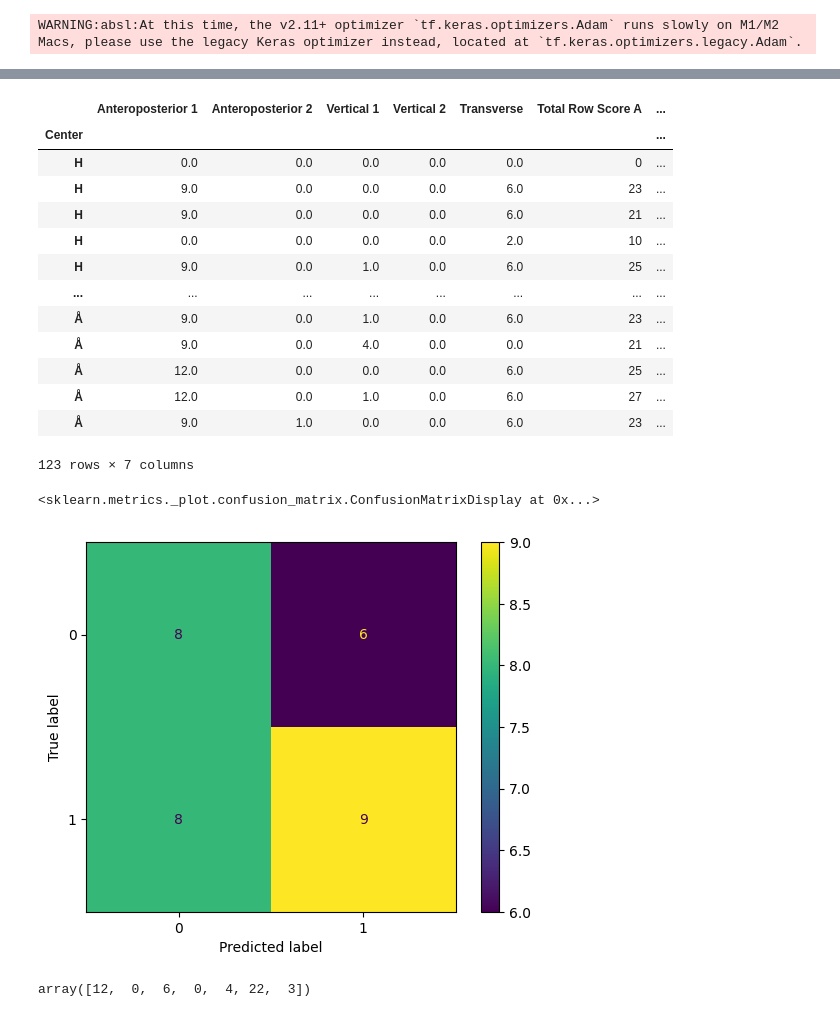
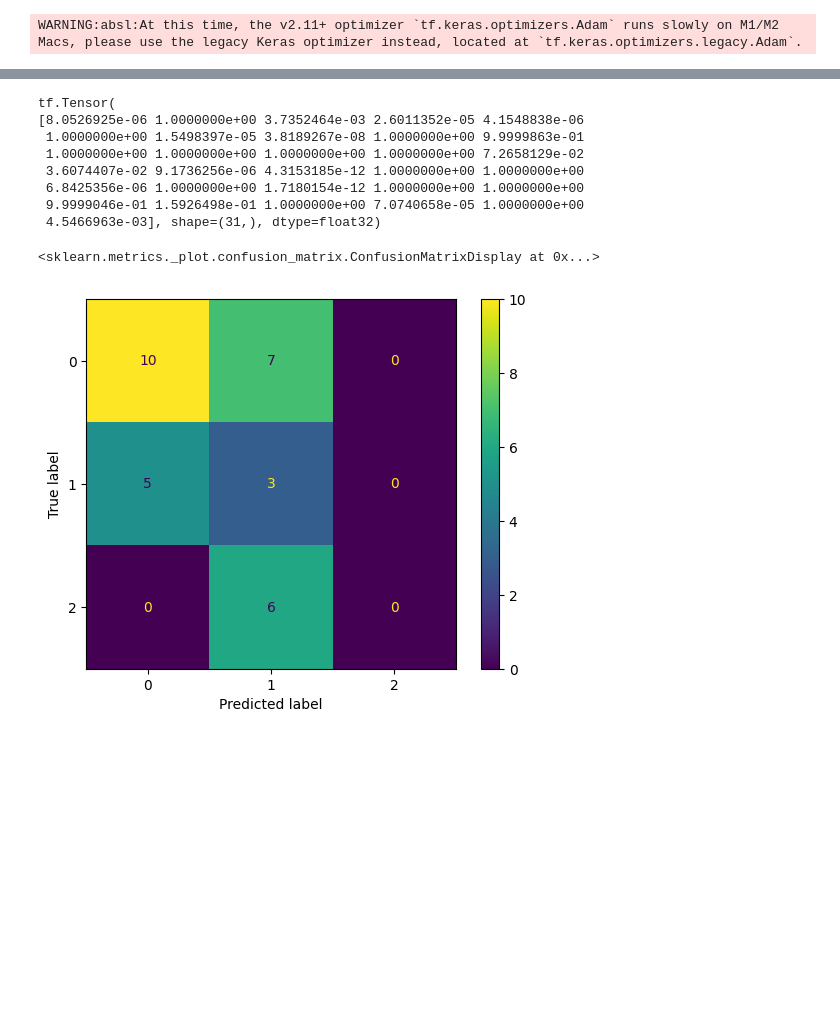
Before and after one commit to Christofferfuglkjaer/Dataproject, a Jupyter notebook: data.ipynb, the cells around one changed output, grey strips where cells are left out. Saved outputs shown, nothing was run; the diff lists cells and outputs as text; code cells hidden in the pictures; blank space fills up the shorter version.

```diff
--- a/data.ipynb
+++ b/data.ipynb
@@ -40,9 +40,11 @@ df
 # %%
 def pin_update(row):
     if row["Total Row Score C"] <= 5:
+        return 0
+    if 6<= row["Total Row Score C"] <=15 :
         return 1
     else:
-        return 0
+        return 2
 # %%
 Output = df.apply(pin_update, axis=1)
 df['Output'] = Output
@@ -63,6 +65,25 @@ df
 | Å | 84 | 9.0 | 1.0 | 0.0 | 0.0 | 6.0 | 3.0 | 0.0 | ... |
 123 rows × 38 columns
 # %%
-df1 = df[["Anteroposterior 1",'Anteroposterior 2','Vertical 1','Vertical 2','Transverse','Total Row Score A','Goslon Score A','Output']]
-df1
+df1 = df[["Anteroposterior 1",
+          'Anteroposterior 2',
+          'Vertical 1',
+          'Vertical 2',
+          'Transverse',
+          'Spacing',
+          'Pan 1',
+          'Total Row Score A',
+          'Goslon Score A',
+          'Anteroposterior 1.1',
+          'Anteroposterior 2.1',
+          'Vertical 1.1',
+          'Vertical 2.1',
+          'Transverse.1',
+          'Spacing.1',
+          'Pan 1.1',
+          'Total Row Score B',
+          'Goslon Score B',
+          'Output']]
+
+df1.shape
 # %% [output]
@@ -213,12 +195,11 @@ print(y_test1.shape)
 (31,)
 # %%
 basic_model = Sequential()
-basic_model.add(Dense(units=16, activation='relu', input_shape=(7,)))
-#basic_model.add(Dropout(0.5))
+basic_model.add(Dense(units=32, activation='relu', input_shape=(18,)))
 basic_model.add(Dense(16, activation='relu'))
-#basic_model.add(Dropout(0.1))
+basic_model.add(Dense(8,activation = "tanh"))
 basic_model.add(Dense(1, activation='sigmoid'))
-adam = keras.optimizers.Adam(learning_rate=0.001)
+adam = keras.optimizers.Adam(learning_rate=0.01)
 # %% [output]
 WARNING:absl:At this time, the v2.11+ optimizer `tf.keras.optimizers.Adam` runs slowly on M1/M2 Macs, please use the legacy Keras optimizer instead, located at `tf.keras.optimizers.legacy.Adam`.
 # %%
@@ -236,5 +217,5 @@ WARNING:absl:At this time, the v2.11+ optimizer `tf.keras.optimizers.Adam` runs
 # basic_model.compile(loss='binary_crossentropy', optimizer=adam_opt, metrics=['accuracy'])
 # %%
 basic_model.compile(loss='binary_crossentropy', optimizer=adam, metrics=["accuracy"])
-basic_model.fit(X_train1, y_train1, epochs=500)
+basic_model.fit(X_train1, y_train1, epochs=150)
 # %% [output]
@@ -273,32 +254,19 @@ predicted = basic_model.predict(X_test1)
-# %%
-df1
-# %% [output]
-|  | Anteroposterior 1 | Anteroposterior 2 | Vertical 1 | Vertical 2 | Transverse | Total Row Score A | ... |
-| Center |  |  |  |  |  |  | ... |
-| H | 0.0 | 0.0 | 0.0 | 0.0 | 0.0 | 0 | ... |
-| H | 9.0 | 0.0 | 0.0 | 0.0 | 6.0 | 23 | ... |
-| H | 9.0 | 0.0 | 0.0 | 0.0 | 6.0 | 21 | ... |
-| H | 0.0 | 0.0 | 0.0 | 0.0 | 2.0 | 10 | ... |
-| H | 9.0 | 0.0 | 1.0 | 0.0 | 6.0 | 25 | ... |
-| ... | ... | ... | ... | ... | ... | ... | ... |
-| Å | 9.0 | 0.0 | 1.0 | 0.0 | 6.0 | 23 | ... |
-| Å | 9.0 | 0.0 | 4.0 | 0.0 | 0.0 | 21 | ... |
-| Å | 12.0 | 0.0 | 0.0 | 0.0 | 6.0 | 25 | ... |
-| Å | 12.0 | 0.0 | 1.0 | 0.0 | 6.0 | 27 | ... |
-| Å | 9.0 | 1.0 | 0.0 | 0.0 | 6.0 | 23 | ... |
-123 rows × 7 columns
 # %%
 predicted = tf.squeeze(predicted)
-predicted = np.array([1 if x >= 0.5 else 0 for x in predicted])
+print(predicted)
+predicted = np.array([0 if x <= 0.5 else 1 for x in predicted])
 actual = np.array(y_test)
 conf_mat = confusion_matrix(actual, predicted)
 displ = ConfusionMatrixDisplay(confusion_matrix=conf_mat)
 displ.plot()
 # %% [output]
-<sklearn.metrics._plot.confusion_matrix.ConfusionMatrixDisplay at 0x...>
+tf.Tensor(
+[8.0526925e-06 1.0000000e+00 3.7352464e-03 2.6011352e-05 4.1548838e-06
+ 1.0000000e+00 1.5498397e-05 3.8189267e-08 1.0000000e+00 9.9999863e-01
+ 1.0000000e+00 1.0000000e+00 1.0000000e+00 1.0000000e+00 7.2658129e-02
+ 3.6074407e-02 9.1736256e-06 4.3153185e-12 1.0000000e+00 1.0000000e+00
+ 6.8425356e-06 1.0000000e+00 1.7180154e-12 1.0000000e+00 1.0000000e+00
+ 9.9999046e-01 1.5926498e-01 1.0000000e+00 7.0740658e-05 1.0000000e+00
+ 4.5466963e-03], shape=(31,), dtype=float32)
+<sklearn.metrics._plot.confusion_matrix.ConfusionMatrixDisplay at 0x...>
-[figure, old version]
+[figure, new version]
-# %%
-xnew = np.array([12,0,6,0,4,22,3])
-xnew
-# %% [output]
-array([12,  0,  6,  0,  4, 22,  3])
```
Also changed, not shown: parts of 24 cells of this notebook.
